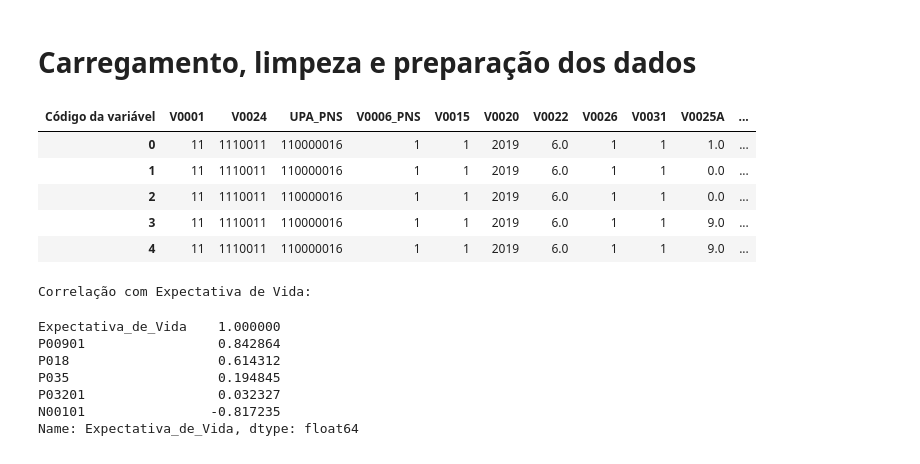
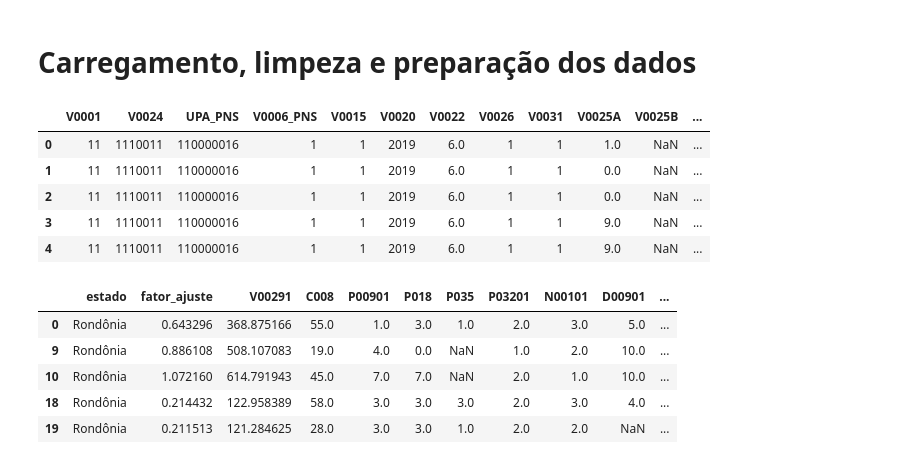
Before and after one commit to px-center/px-data-science, a Jupyter notebook: 5 - Analise das variávies selecionadas/1 - Data loading - pns.ipynb, the cells around one changed output. Saved outputs shown, nothing was run; the diff lists cells and outputs as text; code cells hidden in the pictures.

```diff
--- a/5 - Analise das variávies selecionadas/1 - Data loading.ipynb
+++ b/5 - Analise das variávies selecionadas/1 - Data loading - pns.ipynb
@@ -6,42 +6,42 @@ import pandas as pd
 import numpy as np
 pd.set_option('display.max_rows', None)
 pd.set_option('display.max_columns', None)
 
 
 # dicionário - informações sobre as variáveis
 dic = pd.read_excel('data/dicionario-limpo.xlsx', skiprows=1)
 # retirando as linhas vazias
 w = dic.Tamanho.dropna(axis=0).values
 ww = w.astype(int)
 df = pd.read_fwf('data/PNS_2019.txt', header=None, dtype=str, widths=ww)
 
 desc = dic.iloc[1:, 4].dropna(axis=0)
 nomes = dic.iloc[1:,2].dropna(axis=0)
 df.columns = nomes
 df = df.apply(pd.to_numeric)
 data = {
     'V0001': [11, 12, 13, 14, 15, 16, 17, 21, 22, 23, 24, 25, 26, 27, 28, 29, 31, 32, 33, 35, 41, 42, 43, 50, 51, 52, 53],
-    'Estado': ['Rondônia', 'Acre', 'Amazonas', 'Roraima', 'Pará', 'Amapá', 'Tocantins', 'Maranhão', 'Piauí', 'Ceará',
+    'estado': ['Rondônia', 'Acre', 'Amazonas', 'Roraima', 'Pará', 'Amapá', 'Tocantins', 'Maranhão', 'Piauí', 'Ceará',
                'Rio Grande do Norte', 'Paraíba', 'Pernambuco', 'Alagoas', 'Sergipe', 'Bahia', 'Minas Gerais',
                'Espírito Santo', 'Rio de Janeiro', 'São Paulo', 'Paraná', 'Santa Catarina', 'Rio Grande do Sul',
                'Mato Grosso do Sul', 'Mato Grosso', 'Goiás', 'Distrito Federal'],
     'IDH': [0.737, 0.663, 0.674, 0.707, 0.646, 0.708, 0.699, 0.639, 0.646, 0.682, 0.684, 0.658, 0.673, 0.631, 0.665, 0.673,
             0.731, 0.740, 0.761, 0.783, 0.749, 0.774, 0.746, 0.729, 0.725, 0.735, 0.824],
-    'Expectativa_de_Vida': [74.0, 73.0, 73.6, 71.5, 72.7, 73.9, 73.4, 71.7, 70.9, 73.1, 74.7, 74.3, 73.9, 71.6, 72.7, 73.5,
+    'expectativa_vida_ibge': [74.0, 73.0, 73.6, 71.5, 72.7, 73.9, 73.4, 71.7, 70.9, 73.1, 74.7, 74.3, 73.9, 71.6, 72.7, 73.5,
                             76.3, 77.2, 76.5, 77.8, 76.7, 78.4, 77.7, 75.2, 74.5, 74.8, 77.6]
 }
 
 df_idh = pd.DataFrame(data)
 
-df_analises = df.merge(df_idh, how="left", on="V0001")
+df_analises0 = df.merge(df_idh, how="left", on="V0001")
 # df_analises = df_analises.groupby("Estado").mean()
-df_analises.head()
-df.head()
-#2.14
+df_analises0.head()
+
+#2.19
 # %% [output]
-| Código da variável | V0001 | V0024 | UPA_PNS | V0006_PNS | V0015 | V0020 | V0022 | V0026 | V0031 | V0025A | ... |
-| 0 | 11 | 1110011 | 110000016 | 1 | 1 | 2019 | 6.0 | 1 | 1 | 1.0 | ... |
-| 1 | 11 | 1110011 | 110000016 | 1 | 1 | 2019 | 6.0 | 1 | 1 | 0.0 | ... |
-| 2 | 11 | 1110011 | 110000016 | 1 | 1 | 2019 | 6.0 | 1 | 1 | 0.0 | ... |
-| 3 | 11 | 1110011 | 110000016 | 1 | 1 | 2019 | 6.0 | 1 | 1 | 9.0 | ... |
-| 4 | 11 | 1110011 | 110000016 | 1 | 1 | 2019 | 6.0 | 1 | 1 | 9.0 | ... |
+|  | V0001 | V0024 | UPA_PNS | V0006_PNS | V0015 | V0020 | V0022 | V0026 | V0031 | V0025A | V0025B | ... |
+| 0 | 11 | 1110011 | 110000016 | 1 | 1 | 2019 | 6.0 | 1 | 1 | 1.0 | NaN | ... |
+| 1 | 11 | 1110011 | 110000016 | 1 | 1 | 2019 | 6.0 | 1 | 1 | 0.0 | NaN | ... |
+| 2 | 11 | 1110011 | 110000016 | 1 | 1 | 2019 | 6.0 | 1 | 1 | 0.0 | NaN | ... |
+| 3 | 11 | 1110011 | 110000016 | 1 | 1 | 2019 | 6.0 | 1 | 1 | 9.0 | NaN | ... |
+| 4 | 11 | 1110011 | 110000016 | 1 | 1 | 2019 | 6.0 | 1 | 1 | 9.0 | NaN | ... |
@@ -48,44 +50,29 @@ df.head()
 # %%
 
-df_analises = df_analises.copy()
 # estava elegível para responder
-df_analises = df_analises[df_analises["V0025A"] == 1]
-# usado para calcular os pesos conforme os elegíveis
+#df_analises = df_analises[df_analises["V0025A"] == 1]  # respondente +15anos
+#df_analises = df_analises[df_analises["C008"] >= 18]    # ajustando a idade para +18anos
+
+
 fator_ajuste = df_analises.shape[0] / df_analises["V00291"].sum()
+
 # ajuste por indivíduo
 df_analises["fator_ajuste"] = df_analises["V00291"] * fator_ajuste
 df_analises = df_analises.dropna(subset=["fator_ajuste"])
+
 # perguntas selecionadas
-columns =  ["Expectativa_de_Vida", "Estado", "fator_ajuste", "V00291", "P00901", "P018", "P035", "P03201", "N00101"]
+columns =  ["estado", "fator_ajuste", "V00291","C008", "P00901", "P018", "P035", "P03201", "N00101","D00901","D014","E01201","E01602","E01802","F001021","F007021","F008021","VDF00102"]
 df_analises = df_analises[columns].copy()
+
 # preencher com 2 perguntas nao respondidas
-df_analises["P03201"] = df_analises["P03201"].fillna(2)
+df_analises["P03201"] = df_analises["P03201"].fillna(2) # pergunta sobre alcool se nulo é atribuido Não (Não é equivalente ao 2)
 df_filtered = df_analises
 
-# função media ponderada
-def weighted_mean(group, value_column, weight_column):
-    return (group[value_column] * group[weight_column]).sum() / group[weight_column].sum()
-
-# Aplicar a função média ponderada para todas as colunas numéricas por estado
-df_analises = df_filtered.groupby("Estado").apply(
-    lambda group: pd.Series({
-        col: weighted_mean(group, col, "fator_ajuste")
-        for col in df_filtered.select_dtypes(include="number").columns
-        if col not in ["V00291", "fator_ajuste"]  # Excluir pesos e colunas irrelevantes
-    })
-).reset_index()
-numerical_columns = df_analises.select_dtypes(include="number")
-correlacoes = numerical_columns.corr()["Expectativa_de_Vida"]
-
-print("\nCorrelação com Expectativa de Vida:")
-display(correlacoes)
-#28s
+df_filtered.head()
 # %% [output]
-Correlação com Expectativa de Vida:
-Expectativa_de_Vida    1.000000
-P00901                 0.842864
-P018                   0.614312
-P035                   0.194845
-P03201                 0.032327
-N00101                -0.817235
-Name: Expectativa_de_Vida, dtype: float64
+|  | estado | fator_ajuste | V00291 | C008 | P00901 | P018 | P035 | P03201 | N00101 | D00901 | ... |
+| 0 | Rondônia | 0.643296 | 368.875166 | 55.0 | 1.0 | 3.0 | 1.0 | 2.0 | 3.0 | 5.0 | ... |
+| 9 | Rondônia | 0.886108 | 508.107083 | 19.0 | 4.0 | 0.0 | NaN | 1.0 | 2.0 | 10.0 | ... |
+| 10 | Rondônia | 1.072160 | 614.791943 | 45.0 | 7.0 | 7.0 | NaN | 2.0 | 1.0 | 10.0 | ... |
+| 18 | Rondônia | 0.214432 | 122.958389 | 58.0 | 3.0 | 3.0 | 3.0 | 2.0 | 3.0 | 4.0 | ... |
+| 19 | Rondônia | 0.211513 | 121.284625 | 28.0 | 3.0 | 3.0 | 1.0 | 2.0 | 2.0 | NaN | ... |
```
Also changed, not shown: parts of 28 cells of this notebook, 12 other files.
